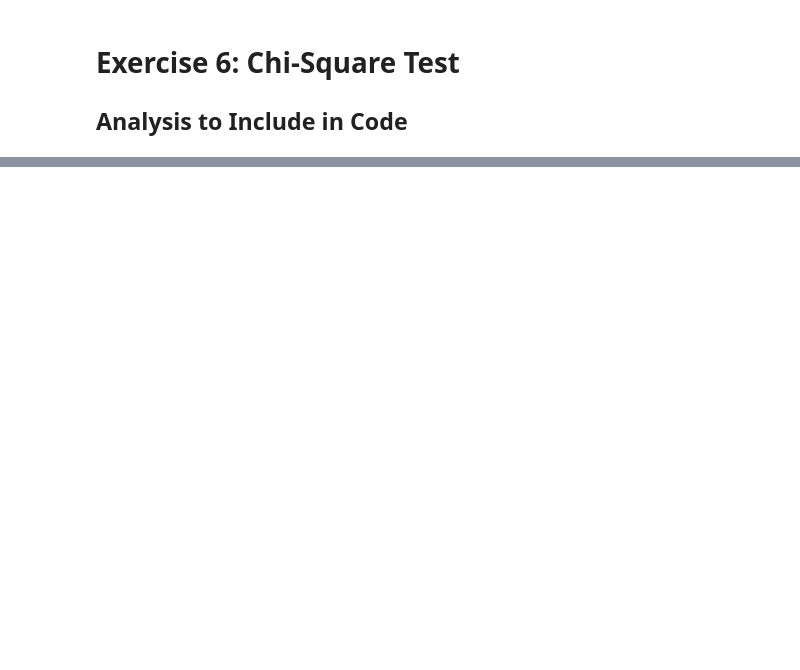
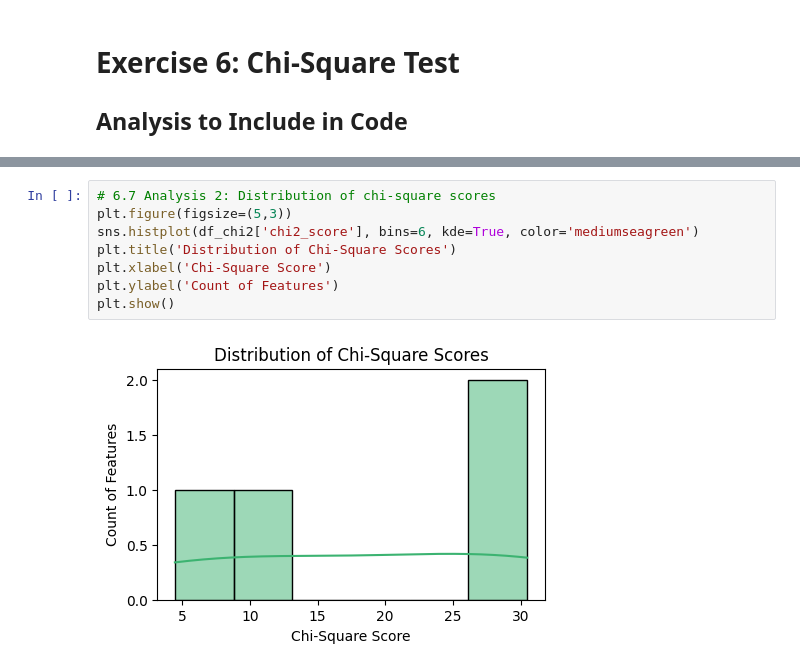
Before and after one commit to appliedcode/mthree-c422, a Jupyter notebook: Exercises/day-3/Filter_methods/Filter_methods_chi_square.ipynb, the cells around one changed output, grey strips where cells are left out. Cells and saved outputs as stored; diff of their text form; blank space fills up the shorter version.

```diff
--- a/Exercises/day-3/Filter_methods/Filter_methods_chi_square.ipynb
+++ b/Exercises/day-3/Filter_methods/Filter_methods_chi_square.ipynb
@@ -68,0 +88,10 @@ pd.crosstab(pd.cut(X_scaled[feat], bins=4), y, normalize='index')
+# %%
+# 6.7 Analysis 2: Distribution of chi-square scores
+plt.figure(figsize=(5,3))
+sns.histplot(df_chi2['chi2_score'], bins=6, kde=True, color='mediumseagreen')
+plt.title('Distribution of Chi-Square Scores')
+plt.xlabel('Chi-Square Score')
+plt.ylabel('Count of Features')
+plt.show()
+# %% [output]
+[figure, added]
```
Also changed, not shown: parts of 13 cells of this notebook.
